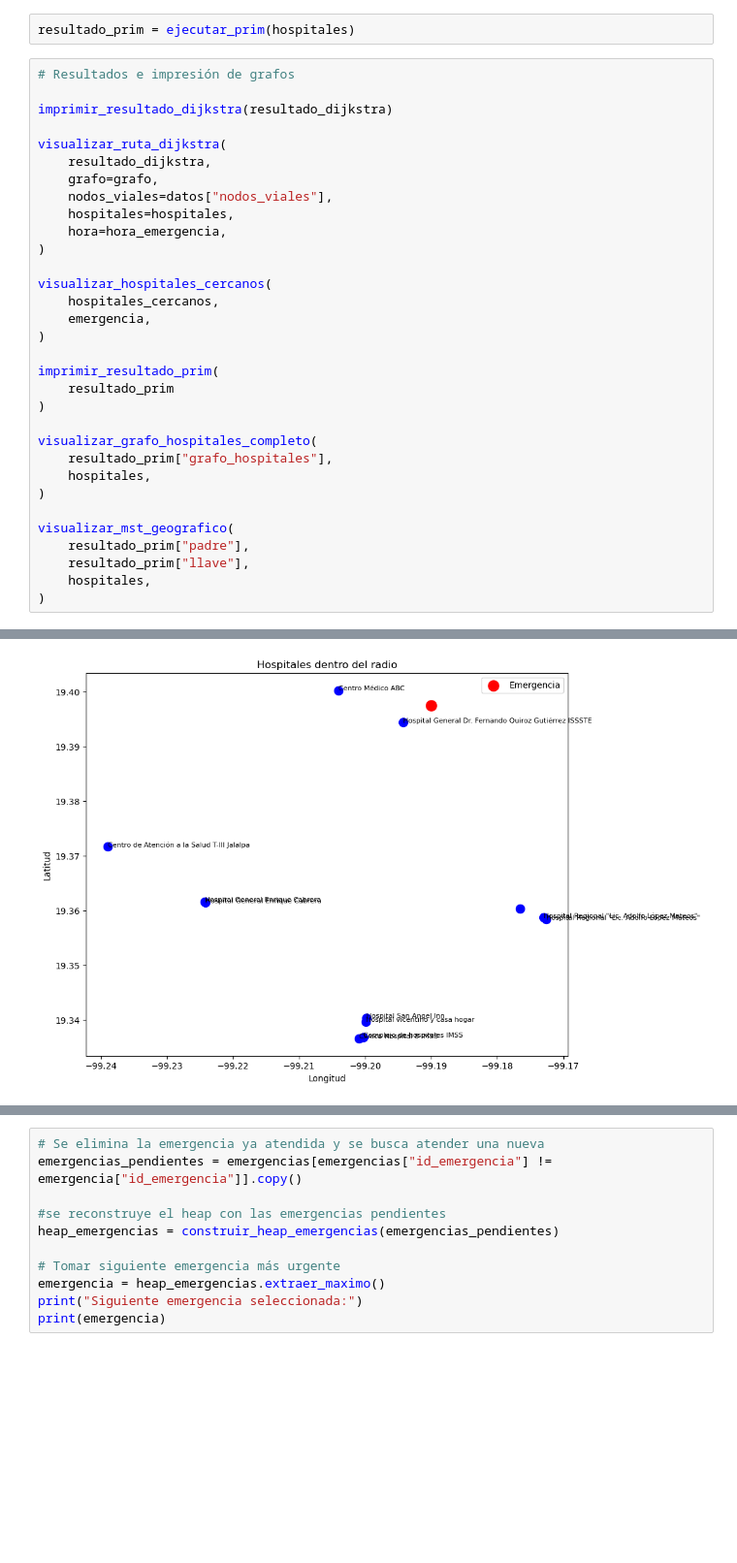
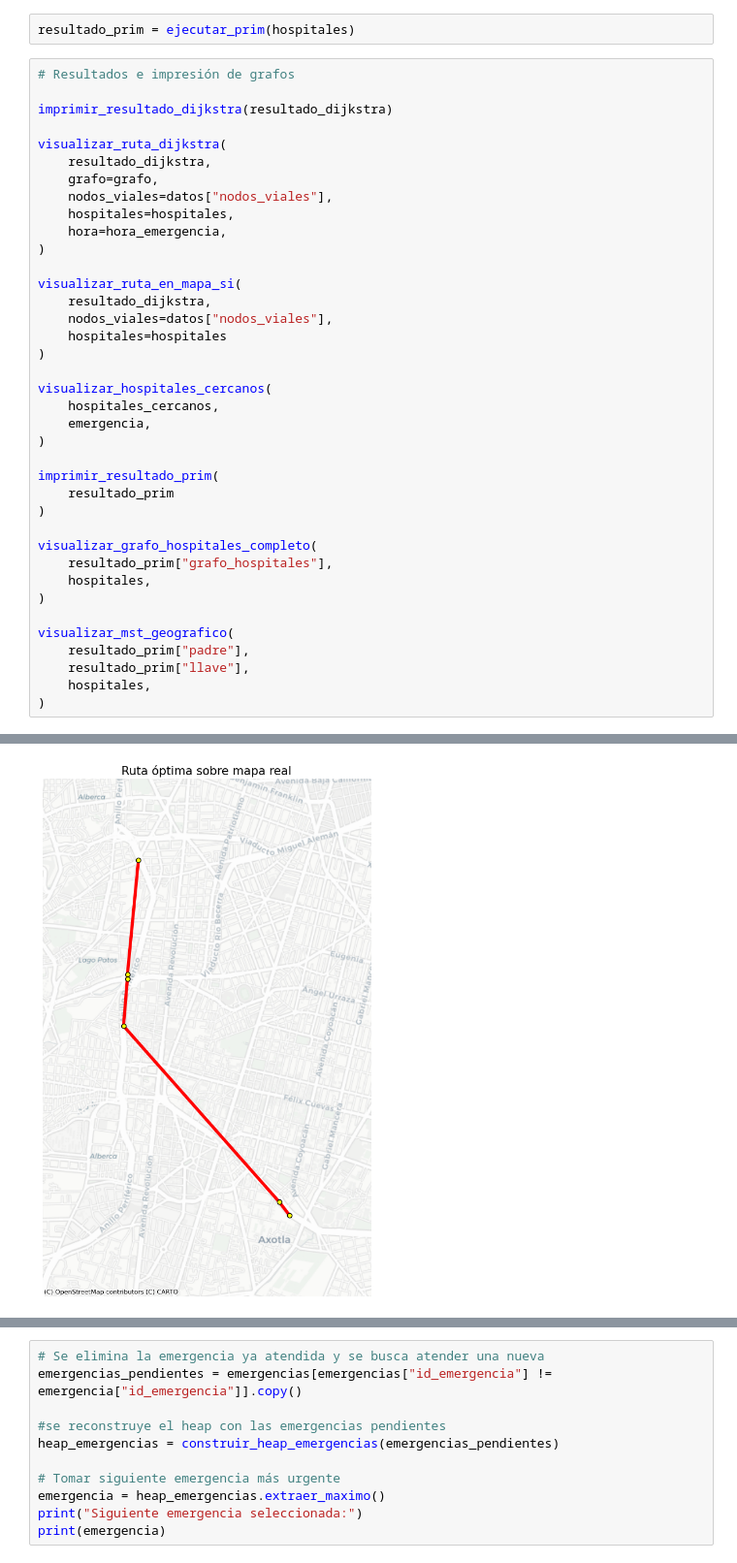
Before and after one commit to Domdimad0m/EmergencyRoutes_proyect, a Jupyter notebook: main.ipynb, the cells around one changed output, grey strips where cells are left out. Shown at 97% size. Saved outputs shown, nothing was run; the diff lists cells and outputs as text; blank space fills up the shorter version.

```diff
--- a/main.ipynb
+++ b/main.ipynb
@@ -104,6 +105,12 @@ visualizar_ruta_dijkstra(
     nodos_viales=datos["nodos_viales"],
     hospitales=hospitales,
     hora=hora_emergencia,
+)
+
+visualizar_ruta_en_mapa_si(
+    resultado_dijkstra,
+    nodos_viales=datos["nodos_viales"],
+    hospitales=hospitales
 )
 
 visualizar_hospitales_cercanos(
@@ -144 +150 @@ Ruta:
-[figure, old version]
+[figure, new version]
```
Also changed, not shown: parts of 3 cells of this notebook.
